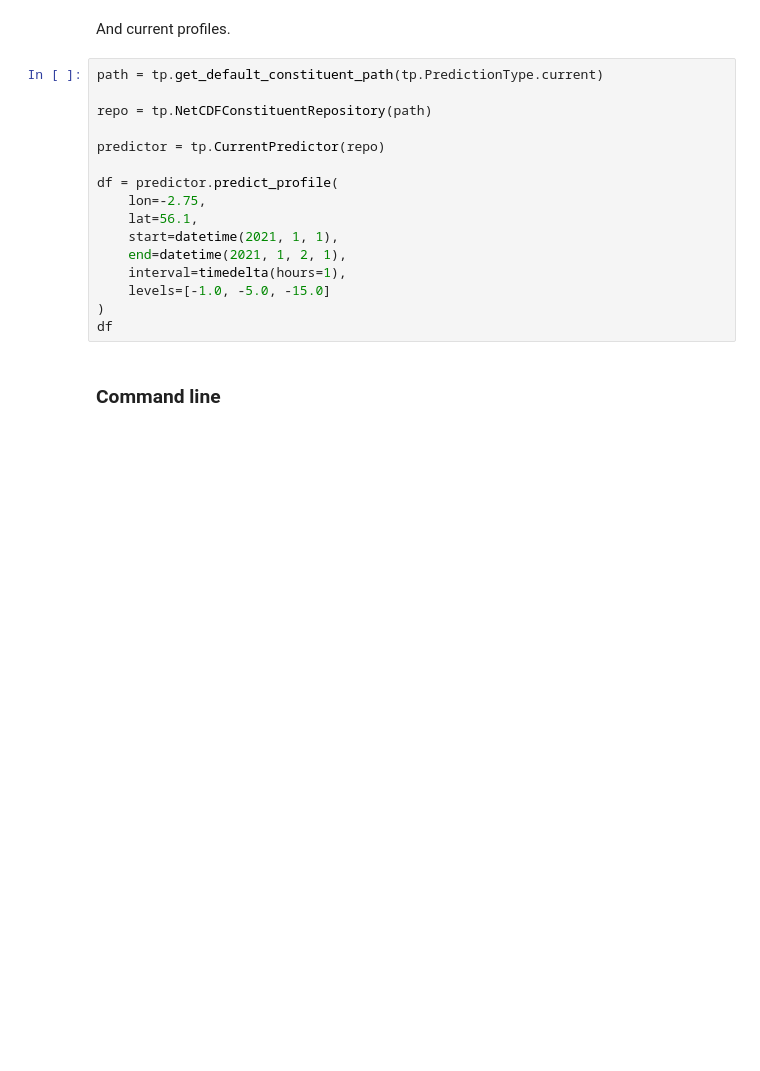
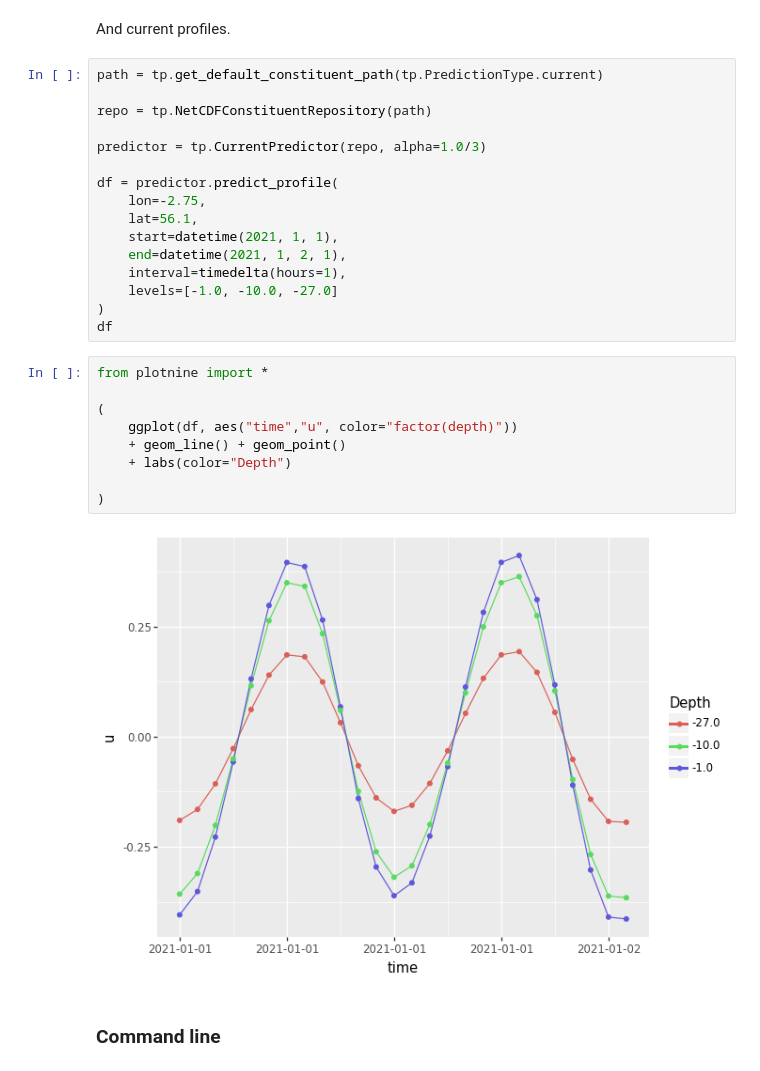
Before and after one commit to DHI/tidepredictor, a Jupyter notebook: getting-started.ipynb, the cells around one changed output. Saved outputs shown, nothing was run; the diff lists cells and outputs as text; blank space fills up the shorter version.

```diff
--- a/getting-started.ipynb
+++ b/getting-started.ipynb
@@ -60,7 +60,7 @@ path = tp.get_default_constituent_path(tp.PredictionType.current)
 
 repo = tp.NetCDFConstituentRepository(path)
 
-predictor = tp.CurrentPredictor(repo)
+predictor = tp.CurrentPredictor(repo, alpha=1.0/3)
 
 df = predictor.predict_profile(
     lon=-2.75,
@@ -68,9 +68,20 @@ df = predictor.predict_profile(
     start=datetime(2021, 1, 1),
     end=datetime(2021, 1, 2, 1),
     interval=timedelta(hours=1),
-    levels=[-1.0, -5.0, -15.0]
+    levels=[-1.0, -10.0, -27.0]
 )
 df
+# %%
+from plotnine import *
+
+(
+    ggplot(df, aes("time","u", color="factor(depth)"))
+    + geom_line() + geom_point()
+    + labs(color="Depth")
+
+)
+# %% [output]
+[figure, added]
 # %% [markdown]
 ### Command line
 # %%
```
Also changed, not shown: 19 other files.
